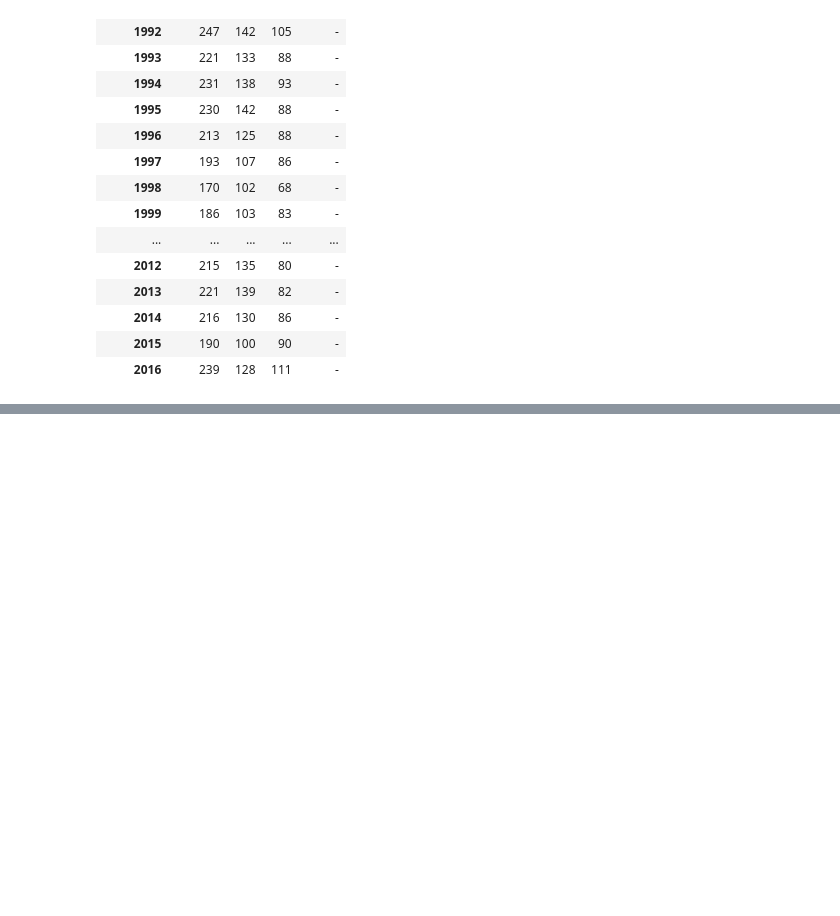
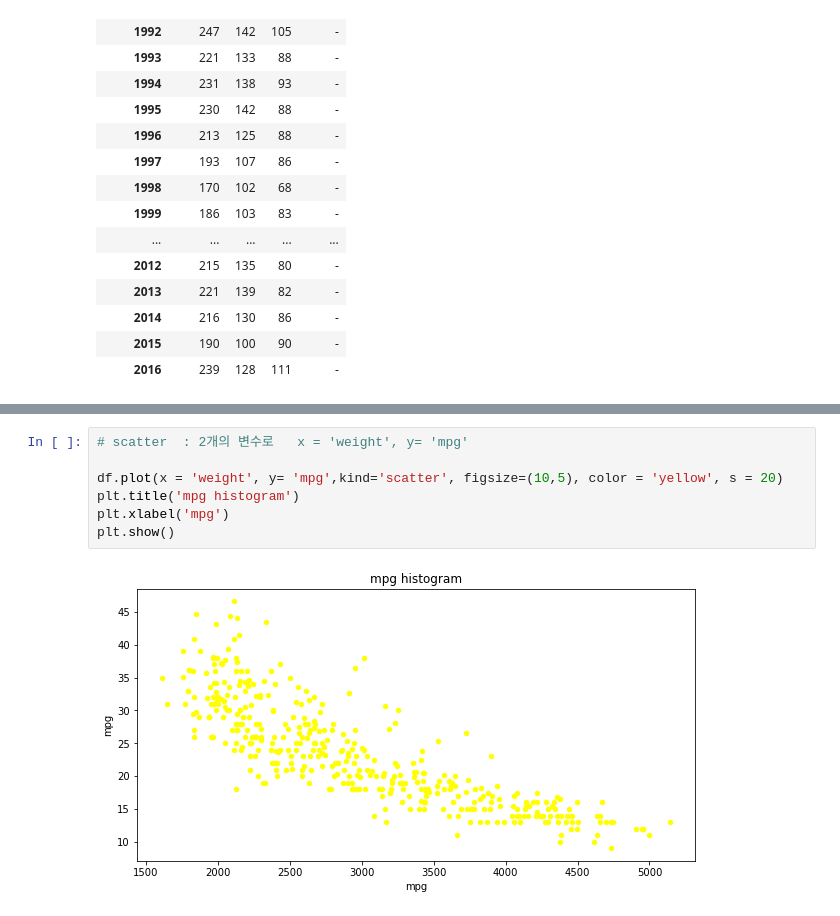
Before and after one commit to min-moon-sick/pandas_basic, a Jupyter notebook: matplotlib.ipynb, the cells around one changed output, grey strips where cells are left out. Saved outputs shown, nothing was run; the diff lists cells and outputs as text; blank space fills up the shorter version.

```diff
--- a/matplotlib.ipynb
+++ b/matplotlib.ipynb
@@ -357,0 +290,9 @@ ax2.plot(df.index, df['증감율'], ls='--', marker='o', color='red', label='전
+# %%
+# scatter  : 2개의 변수로   x = 'weight', y= 'mpg'
+
+df.plot(x = 'weight', y= 'mpg',kind='scatter', figsize=(10,5), color = 'yellow', s = 20)
+plt.title('mpg histogram')
+plt.xlabel('mpg')
+plt.show()
+# %% [output]
+[figure, added]
```
Also changed, not shown: parts of 24 cells of this notebook, 11 other files.
